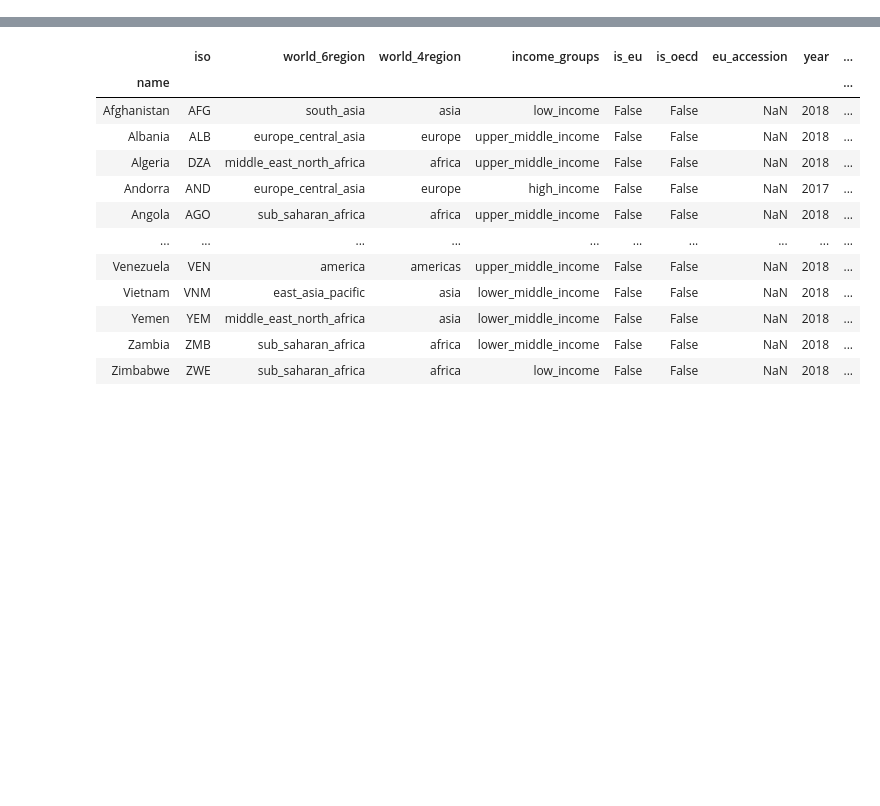
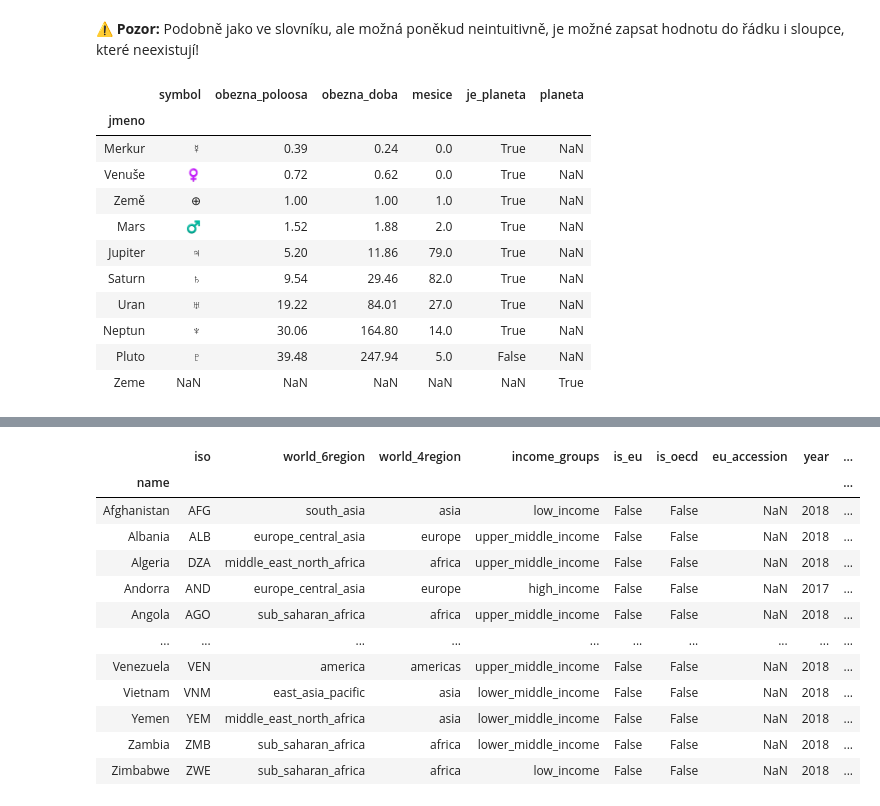
Before and after one commit to janpipek/naucse.python.cz, a Jupyter notebook: lessons/pydata/pandas_types/index.ipynb, the cells around one changed output, grey strips where cells are left out. Saved outputs shown, nothing was run; the diff lists cells and outputs as text; code cells hidden in the pictures; blank space fills up the shorter version.

Commit message:
Manipulace s DataFrames (planety)

```diff
--- a/lessons/pydata/pandas_types/index.ipynb
+++ b/lessons/pydata/pandas_types/index.ipynb
@@ -6,0 +47,4 @@ import pandas as pd
+# %%
+mesice = [0, 0, 1, 2, 79, 82, 27, 14]      # Alternativně mesice = pd.Series([...])
+planety["mesice"] = mesice
+planety
@@ -6,0 +92,2 @@ import pandas as pd
+# %%
+planety["je_planeta"] = True     # Platilo do roku 2006
@@ -6,0 +100,3 @@ import pandas as pd
+# %%
+planety.loc["Pluto"] = ["♇", 39.48, 247.94, 5, True]   # Seznam hodnot v řádku
+planety
@@ -6,0 +121,3 @@ import pandas as pd
+# %%
+planety.loc["Pluto", "je_planeta"] = False
+planety
@@ -6,0 +136,20 @@ import pandas as pd
+# %% [markdown]
+**⚠ Pozor:** Podobně jako ve slovníku, ale možná poněkud neintuitivně, je možné zapsat hodnotu do řádku i sloupce, které neexistují!
+# %%
+planety_bad = planety.copy()     # Pro jistotu si uděláme kopii
+
+planety_bad.loc["Zeme", "planeta"] = True
+planety_bad
+# %% [output]
+|  | symbol | obezna_poloosa | obezna_doba | mesice | je_planeta | planeta |
+| jmeno |  |  |  |  |  |  |
+| Merkur | ☿ | 0.39 | 0.24 | 0.0 | True | NaN |
+| Venuše | ♀ | 0.72 | 0.62 | 0.0 | True | NaN |
+| Země | ⊕ | 1.00 | 1.00 | 1.0 | True | NaN |
+| Mars | ♂ | 1.52 | 1.88 | 2.0 | True | NaN |
+| Jupiter | ♃ | 5.20 | 11.86 | 79.0 | True | NaN |
+| Saturn | ♄ | 9.54 | 29.46 | 82.0 | True | NaN |
+| Uran | ♅ | 19.22 | 84.01 | 27.0 | True | NaN |
+| Neptun | ♆ | 30.06 | 164.80 | 14.0 | True | NaN |
+| Pluto | ♇ | 39.48 | 247.94 | 5.0 | False | NaN |
+| Zeme | NaN | NaN | NaN | NaN | NaN | True |
```
Also changed, not shown: parts of 29 cells of this notebook.
